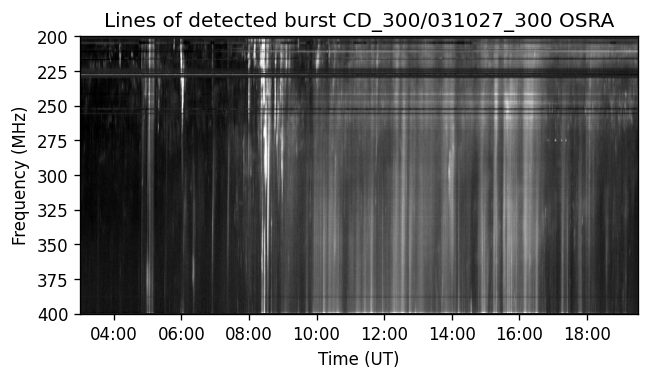
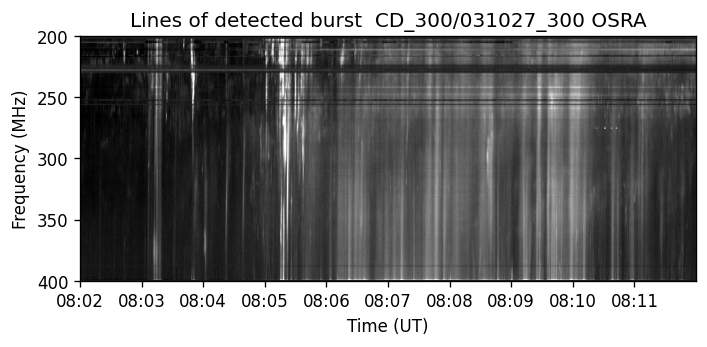
Unified diff of the notebook cell whose output changed from the first chart to the second:
--- before
+++ after
@@ -1,12 +1,16 @@
-fig,ax = plt.subplots(1,1,figsize=[6,3],dpi=120)
-lines = sorted(lines, key=lambda i: i[0][1])
-ax.imshow(data_fits_new.T,aspect='auto',origin='lower', vmax=vmax,vmin=vmin,cmap='gray',
-                   extent=drb.get_extent(t_fits, f_fits))
-for idx,model in enumerate(model_curve_set):
-    if (v_beam[idx] > 0) and (v_beam[idx] < 0.9):
-        plt.plot(model[0],model[1],ls='--')
-        plt.plot(t_range_burst[idx],f_range_burst[idx],'k+')
-    
+fig, ax = plt.subplots(1, 1, figsize=[6, 3], dpi=120)
+lines_sorted = sorted(lines, key=lambda i: i[0][1])
 
+ax.imshow(data_fits_new.T, aspect='auto', origin='lower',
+          vmax=vmax, vmin=vmin, cmap='gray',
+          extent=drb.get_extent(t_fits_cutout, f_fits))  # ← t_fits_cutout not t_fits
+
+if len(model_curve_set) == 0:
+    print("No burst models to overlay — plot shows spectrum only.")
+else:
+    for idx, model in enumerate(model_curve_set):
+        if (v_beam[idx] > 0) and (v_beam[idx] < 0.9):
+            plt.plot(model[0], model[1], ls='--')
+            plt.plot(t_range_burst[idx], f_range_burst[idx], 'k+')
 
 ax.xaxis_date()
@@ -14,7 +18,5 @@
 ax.set_xlabel('Time (UT)')
 ax.set_ylabel('Frequency (MHz)')
-ax.set_title("Lines of detected burst CD_300/031027_300 OSRA" )
-
-
-#ax.set_xlim([t_fits[200],t_fits[400]])
-#plt.ylim([10,88])
+ax.set_title("Lines of detected burst  CD_300/031027_300 OSRA")
+plt.tight_layout()
+plt.show()

Commit: f1tof4